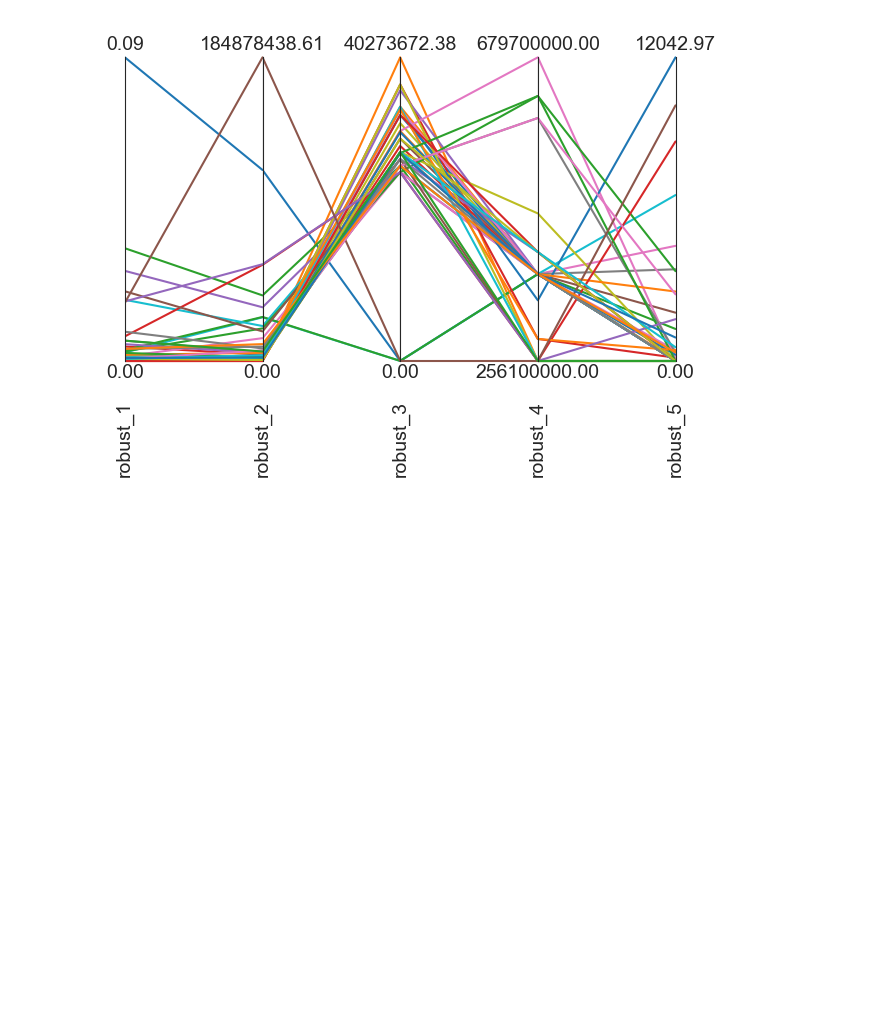
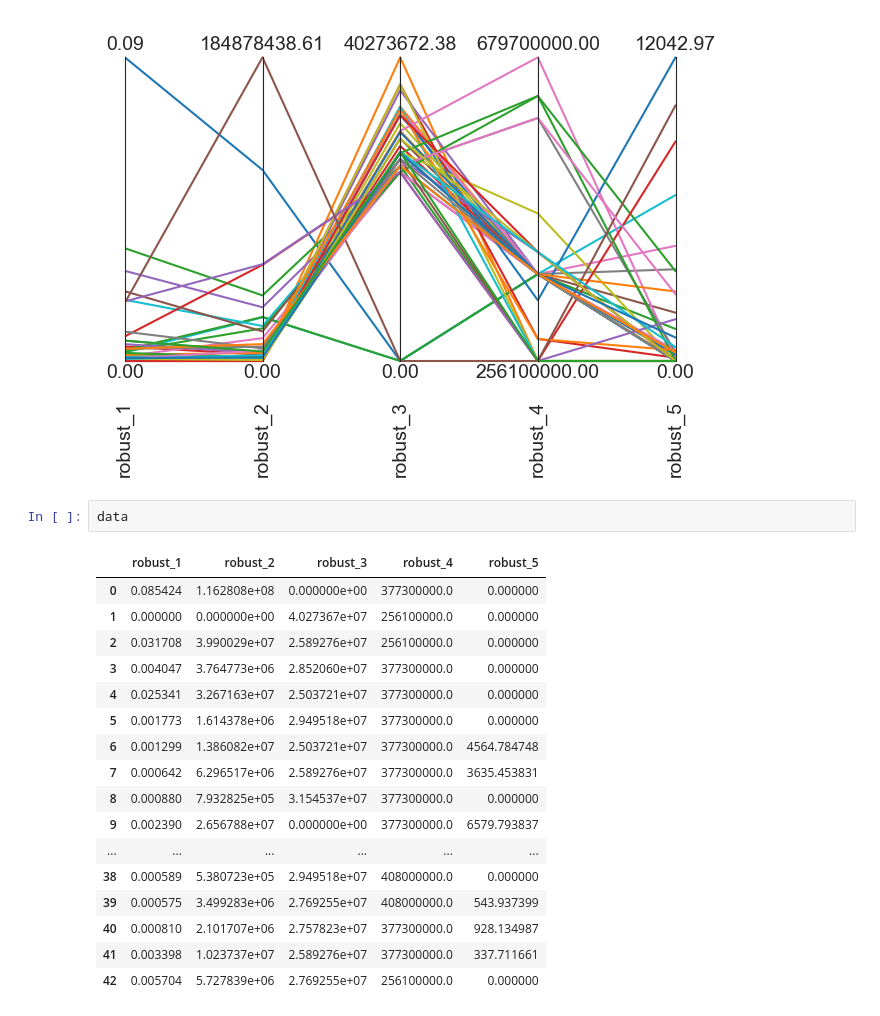
Before and after one commit to JasperBaars/EPA1361_Model-based_Decision-making, a Jupyter notebook: final assignment/2_MORO_ANALYSIS.ipynb, the cells around one changed output. Drawn from its saved outputs; the diff is of its cells as text; blank space fills up the shorter version.

```diff
--- a/final assignment/2_MORO_ANALYSIS.ipynb
+++ b/final assignment/2_MORO_ANALYSIS.ipynb
@@ -120,3 +122,23 @@ paraxes.plot(data)
 plt.show()
 # %% [output]
 [figure]
+# %%
+data
+# %% [output]
+|  | robust_1 | robust_2 | robust_3 | robust_4 | robust_5 |
+| 0 | 0.085424 | 1.162808e+08 | 0.000000e+00 | 377300000.0 | 0.000000 |
+| 1 | 0.000000 | 0.000000e+00 | 4.027367e+07 | 256100000.0 | 0.000000 |
+| 2 | 0.031708 | 3.990029e+07 | 2.589276e+07 | 256100000.0 | 0.000000 |
+| 3 | 0.004047 | 3.764773e+06 | 2.852060e+07 | 377300000.0 | 0.000000 |
+| 4 | 0.025341 | 3.267163e+07 | 2.503721e+07 | 377300000.0 | 0.000000 |
+| 5 | 0.001773 | 1.614378e+06 | 2.949518e+07 | 377300000.0 | 0.000000 |
+| 6 | 0.001299 | 1.386082e+07 | 2.503721e+07 | 377300000.0 | 4564.784748 |
+| 7 | 0.000642 | 6.296517e+06 | 2.589276e+07 | 377300000.0 | 3635.453831 |
+| 8 | 0.000880 | 7.932825e+05 | 3.154537e+07 | 377300000.0 | 0.000000 |
+| 9 | 0.002390 | 2.656788e+07 | 0.000000e+00 | 377300000.0 | 6579.793837 |
+| ... | ... | ... | ... | ... | ... |
+| 38 | 0.000589 | 5.380723e+05 | 2.949518e+07 | 408000000.0 | 0.000000 |
+| 39 | 0.000575 | 3.499283e+06 | 2.769255e+07 | 408000000.0 | 543.937399 |
+| 40 | 0.000810 | 2.101707e+06 | 2.757823e+07 | 377300000.0 | 928.134987 |
+| 41 | 0.003398 | 1.023737e+07 | 2.589276e+07 | 377300000.0 | 337.711661 |
+| 42 | 0.005704 | 5.727839e+06 | 2.769255e+07 | 256100000.0 | 0.000000 |
```
Also changed, not shown: parts of 2 cells of this notebook.
